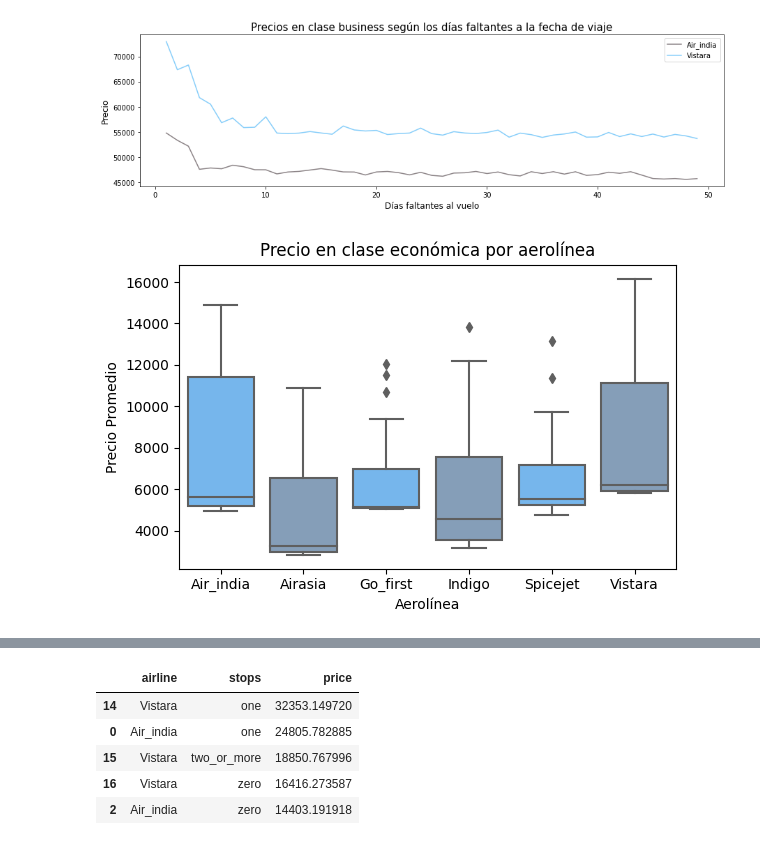
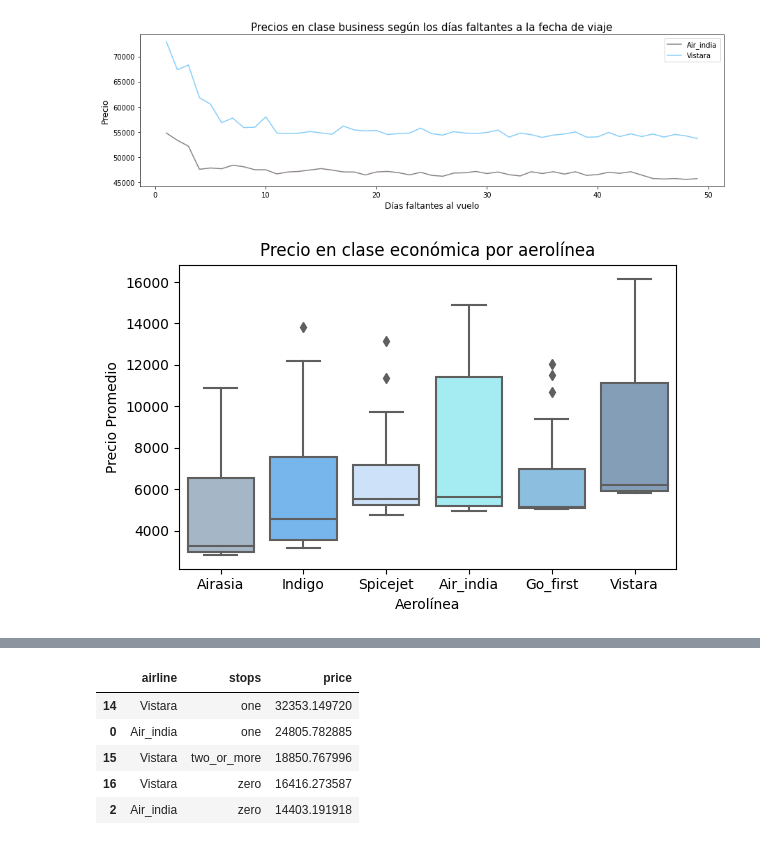
Before and after one commit to alejagaco/Predicci-n-Precios-Vuelos, a Jupyter notebook: Prediccion_PreciosVuelos.ipynb, the cells around one changed output, grey strips where cells are left out. Drawn from its saved outputs; the diff is of its cells as text; code cells hidden in the pictures.

```diff
--- a/Prediccion_PreciosVuelos.ipynb
+++ b/Prediccion_PreciosVuelos.ipynb
@@ -247,19 +257,21 @@ plt.ylabel('Precio',fontsize=12)
 plt.show()
 # %% [output]
 [figure]
+# %%
+df_economic.sort_values(by='price',ascending=True,inplace=True)
 # %%
-color = ['#63B8FF','#7D9EC0']
+color = ['#9FB6CD','#63B8FF','#C6E2FF','#98F5FF','#7EC0EE','#7D9EC0']
 
 fig1=plt.figure(dpi=100);
 
 sns.boxplot(data=df_economic,x='airline',y='price',palette=color)
 
 plt.xlabel('Aerolínea', fontsize=10)
 plt.ylabel('Precio Promedio', fontsize=10)
 
 plt.title("Precio en clase económica por aerolínea")
 
 plt.tight_layout()
 plt.show()
 # %% [output]
-[figure, old version]
+[figure, new version]
```
Also changed, not shown: parts of 20 cells of this notebook.
